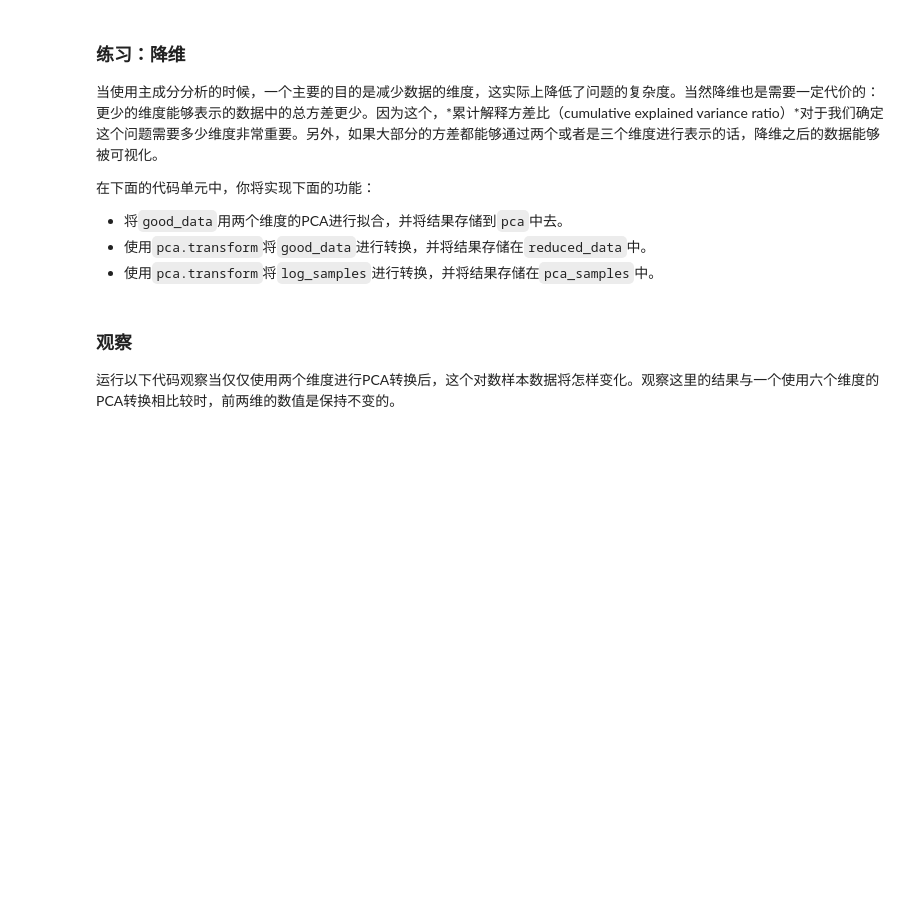
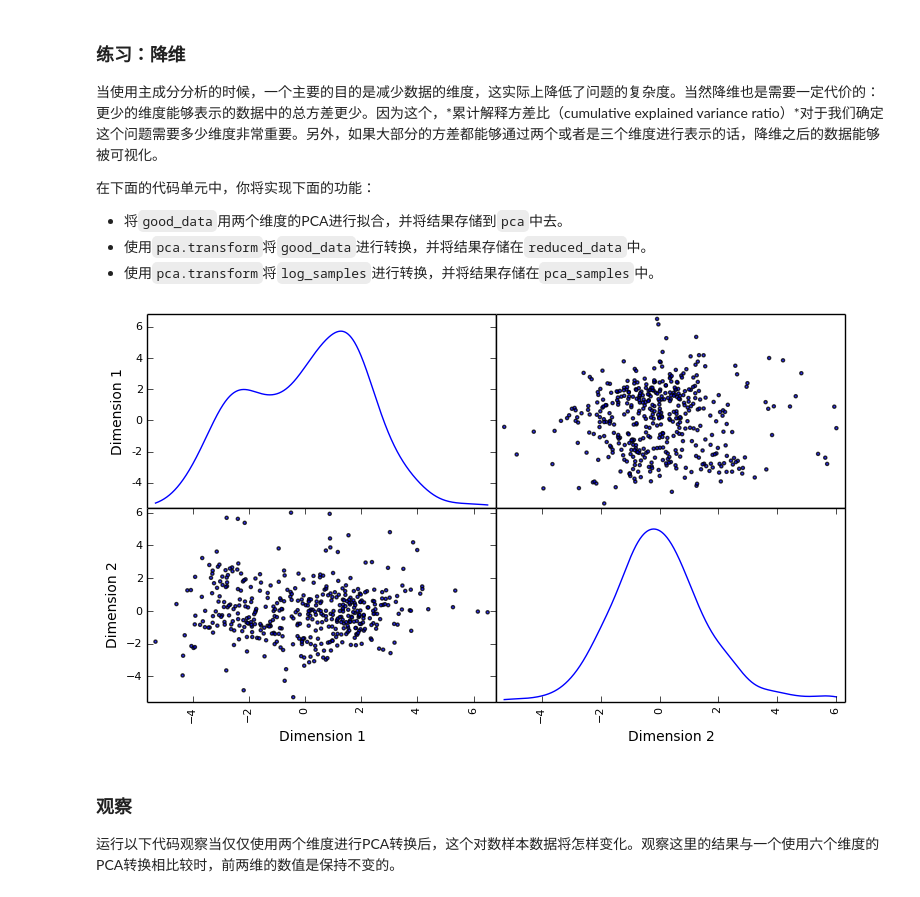
Before and after one commit to johnnyhuziqin/creating_customer_segments, a Jupyter notebook: customer_segments.ipynb, the cells around one changed output. Cells and saved outputs as stored; diff of their text form; code cells hidden in the pictures; blank space fills up the shorter version.

```diff
--- a/customer_segments.ipynb
+++ b/customer_segments.ipynb
@@ -348,16 +377,20 @@ display(pd.DataFrame(np.round(pca_samples, 4), columns = pca_results.index.value
 # %%
 # TODO：通过在good data上进行PCA，将其转换成两个维度
 pca = PCA(n_components=2)
 pca.fit(good_data)
 
 # TODO：使用上面训练的PCA将good data进行转换
 reduced_data = pca.transform(good_data)
 
 # TODO：使用上面训练的PCA将log_samples进行转换
 pca_samples = pca.transform(log_samples)
 
 # 为降维后的数据创建一个DataFrame
 reduced_data = pd.DataFrame(reduced_data, columns = ['Dimension 1', 'Dimension 2'])
+# display the data
+pd.scatter_matrix(reduced_data, alpha = 0.8, figsize = (9,5), diagonal = 'kde');
+# %% [output]
+[figure, added]
 # %% [markdown]
 ### 观察
 运行以下代码观察当仅仅使用两个维度进行PCA转换后，这个对数样本数据将怎样变化。观察这里的结果与一个使用六个维度的PCA转换相比较时，前两维的数值是保持不变的。
```
Also changed, not shown: parts of 11 cells of this notebook, 1 other file.
